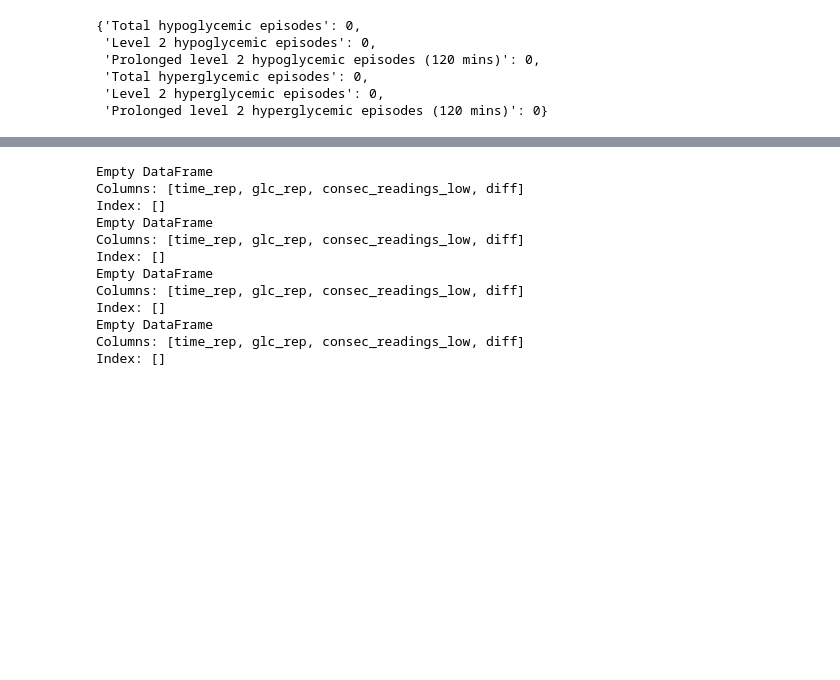
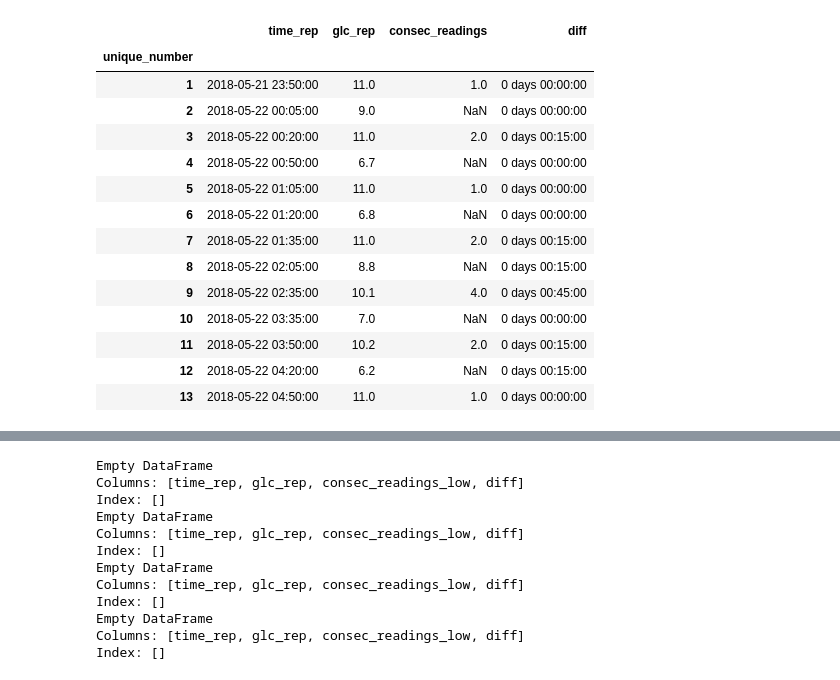
Before and after one commit to cafoala/diametrics-webapp, a Jupyter notebook: code/hypo_experiment.ipynb, the cells around one changed output, grey strips where cells are left out. Drawn from its saved outputs; the diff is of its cells as text; code cells hidden in the pictures; blank space fills up the shorter version.

Commit message:
Level 1 hypos working with new diff calc

```diff
--- a/code/hypo_experiment.ipynb
+++ b/code/hypo_experiment.ipynb
@@ -148,5 +126,5 @@ def number_of_episodes(df, hypo=True, mins=15, long_mins=120, lv1_hypo_thresh=3.
 df = libre_tests[['time', 'test10']]
 df.columns = ['time', 'glc']
 df = df.dropna()
-df = df.iloc[0:16]
-number_of_episodes(df)
+#df = df.iloc[0:16]
+#number_of_episodes(df)
@@ -171,9 +131,6 @@ Index: []
-# %%
-metrics
-# %% [output]
-{'Total hypoglycemic episodes': 0,
- 'Level 2 hypoglycemic episodes': 0,
- 'Prolonged level 2 hypoglycemic episodes (120 mins)': 0,
- 'Total hyperglycemic episodes': 0,
- 'Level 2 hyperglycemic episodes': 0,
- 'Prolonged level 2 hyperglycemic episodes (120 mins)': 0}
+# %%
+def calc_diff(group):
+    endtime = group.iloc[-1]['time_rep']
+    starttime = group.iloc[0]['time_rep']
+    diff = endtime-starttime
+    return diff
@@ -179,0 +171,48 @@ metrics
+# %%
+hypo=False
+lv2=False
+thresh = 10
+thresh_lv2 = 13.9
+mins=15
+if hypo:
+    bool_array = df['glc'] < thresh
+    bool_array_lv2 = df['glc'] < thresh_lv2
+else:
+    bool_array = df['glc'] > thresh
+    bool_array_lv2 = df['glc'] > thresh_lv2
+
+'''unique_num = bool_array.ne(bool_array.shift()).cumsum()
+number_consec = unique_num.map(unique_num.value_counts()).where(bool_array)
+df_unique = pd.DataFrame({'time_rep': df['time'], 'glc_rep':
+                        df['glc'], 'unique_number': unique_num,
+                        'consec_readings': number_consec})
+df_unique['time_rep'] = pd.to_datetime(df_unique['time_rep'])
+# Drop any null glucose readings and reset index
+df_unique.dropna(subset=['glc_rep'], inplace=True)
+df_unique.reset_index(inplace=True, drop=True)
+diff = df_unique.groupby('unique_number').apply(lambda group: calc_diff(group))
+unique_min = df_unique.groupby('unique_number').min()
+unique_min['diff'] = diff'''
+
+unique_min = collapse_bool_array(bool_array)
+unique_min_lv2 = collapse_bool_array(bool_array_lv2)
+results = calc_duration(unique_min, mins)
+results_lv2 = calc_duration(unique_min_lv2, mins)
+# %%
+unique_min
+# %% [output]
+|  | time_rep | glc_rep | consec_readings | diff |
+| unique_number |  |  |  |  |
+| 1 | 2018-05-21 23:50:00 | 11.0 | 1.0 | 0 days 00:00:00 |
+| 2 | 2018-05-22 00:05:00 | 9.0 | NaN | 0 days 00:00:00 |
+| 3 | 2018-05-22 00:20:00 | 11.0 | 2.0 | 0 days 00:15:00 |
+| 4 | 2018-05-22 00:50:00 | 6.7 | NaN | 0 days 00:00:00 |
+| 5 | 2018-05-22 01:05:00 | 11.0 | 1.0 | 0 days 00:00:00 |
+| 6 | 2018-05-22 01:20:00 | 6.8 | NaN | 0 days 00:00:00 |
+| 7 | 2018-05-22 01:35:00 | 11.0 | 2.0 | 0 days 00:15:00 |
+| 8 | 2018-05-22 02:05:00 | 8.8 | NaN | 0 days 00:15:00 |
+| 9 | 2018-05-22 02:35:00 | 10.1 | 4.0 | 0 days 00:45:00 |
+| 10 | 2018-05-22 03:35:00 | 7.0 | NaN | 0 days 00:00:00 |
+| 11 | 2018-05-22 03:50:00 | 10.2 | 2.0 | 0 days 00:15:00 |
+| 12 | 2018-05-22 04:20:00 | 6.2 | NaN | 0 days 00:15:00 |
+| 13 | 2018-05-22 04:50:00 | 11.0 | 1.0 | 0 days 00:00:00 |
```
Also changed, not shown: parts of 22 cells of this notebook, 1 other file.
